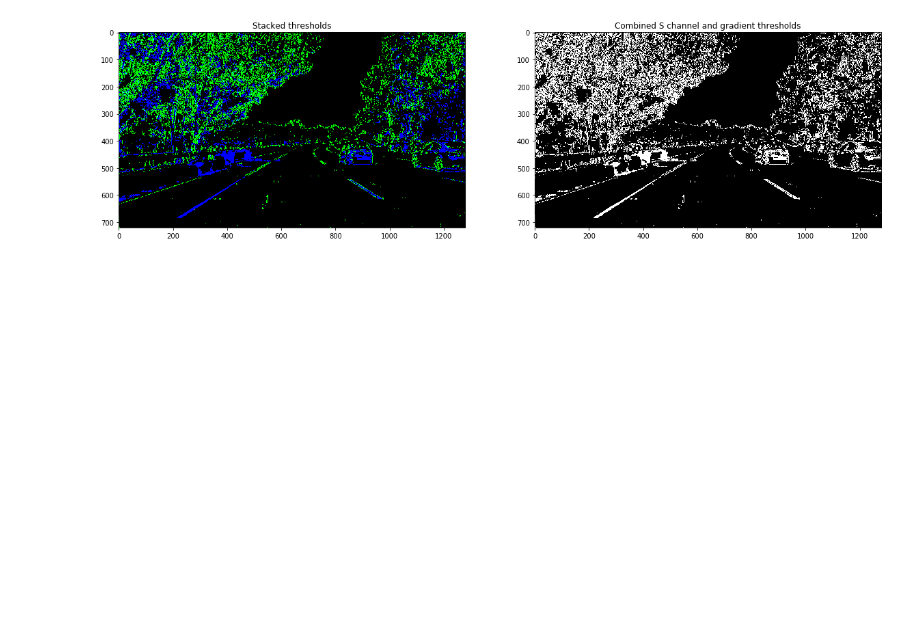
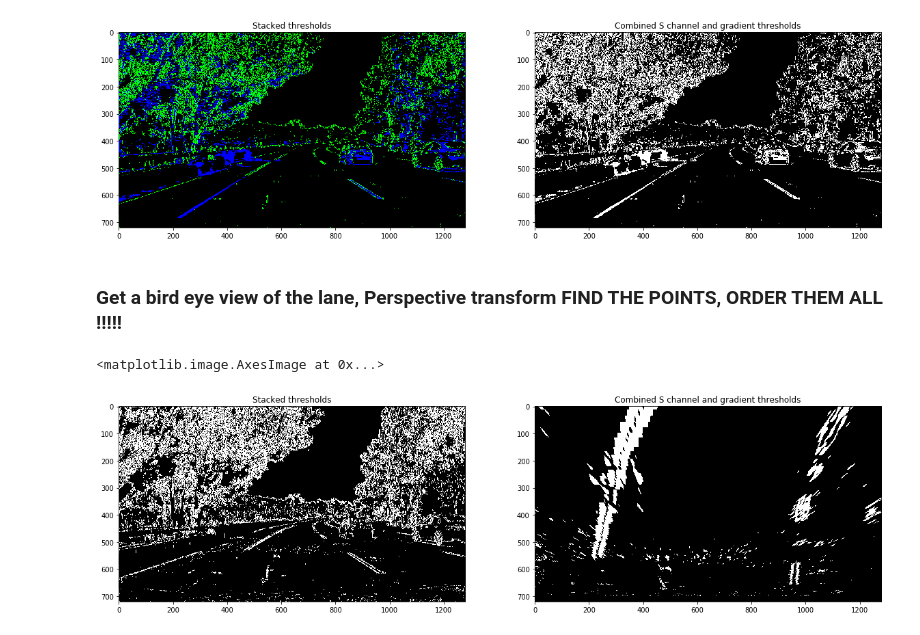
Before and after one commit to leclair-7/CarND-Advanced-Lane-Lines, a Jupyter notebook: Advanced-Lane-Finding.ipynb, the cells around one changed output. Cells and saved outputs as stored; diff of their text form; code cells hidden in the pictures; blank space fills up the shorter version.

```diff
--- a/Advanced-Lane-Finding.ipynb
+++ b/Advanced-Lane-Finding.ipynb
@@ -264,0 +302,28 @@ ax2.imshow(combined_binary, cmap='gray')
+# %% [markdown]
+### Get a bird eye view of the lane, Perspective transform FIND THE POINTS, ORDER THEM ALL !!!!!
+# %%
+img  = mpimg.imread('./test_images/test5.jpg')
+#img = combined_binary
+img = sobel_HSV(img, 'x', 9, (9,80) )
+img_size = (img.shape[1], img.shape[0])
+corners = [[[595,450]],[[200,720]],[[1150,720]],[[695,450]]]
+
+
+src = np.float32([corners[0], corners[1], corners[2], corners[3]])
+dst = np.float32([[250,0], [250,700],[960,700], [960,0]])
+
+M = cv2.getPerspectiveTransform(src,dst)
+
+unwarped = cv2.warpPerspective(img, M, img_size, flags=cv2.INTER_LINEAR)
+#plt.imshow(unwarped)
+
+# Plotting thresholded images
+f, (ax1, ax2) = plt.subplots(1, 2, figsize=(20,10))
+ax1.set_title('Stacked thresholds')
+ax1.imshow(img, cmap='gray')
+
+ax2.set_title('Combined S channel and gradient thresholds')
+ax2.imshow(unwarped, cmap='gray')
+# %% [output]
+<matplotlib.image.AxesImage at 0x...>
+[figure, added]
```
Also changed, not shown: parts of 6 cells of this notebook.
